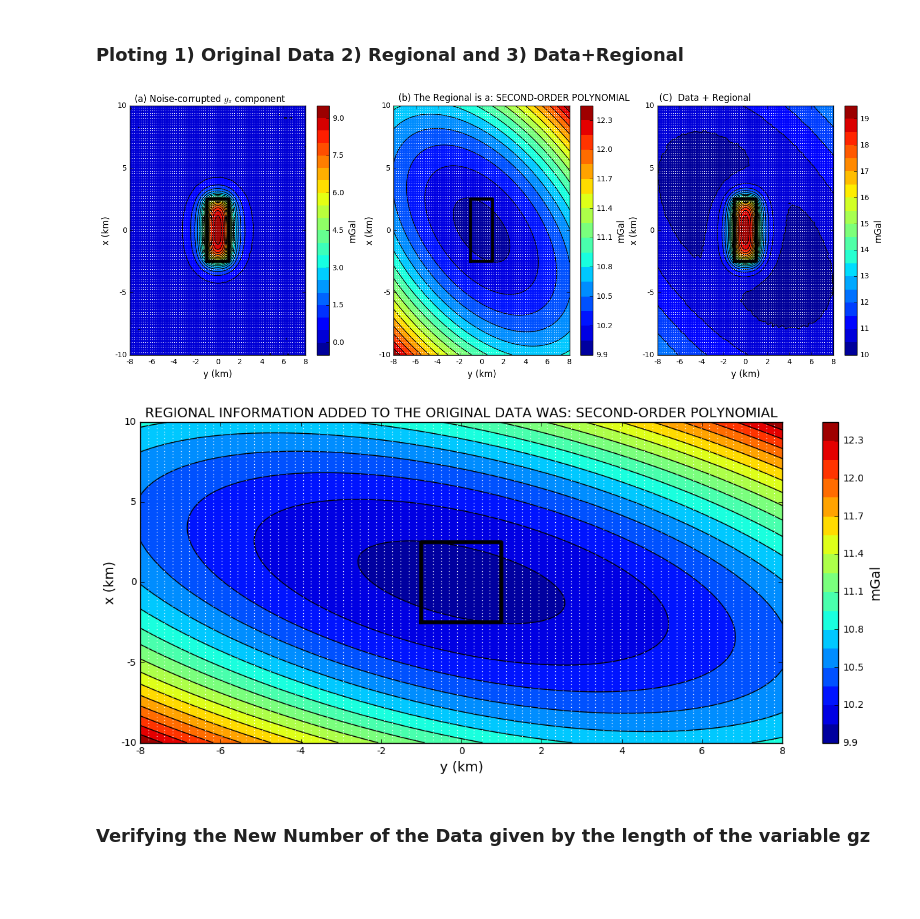
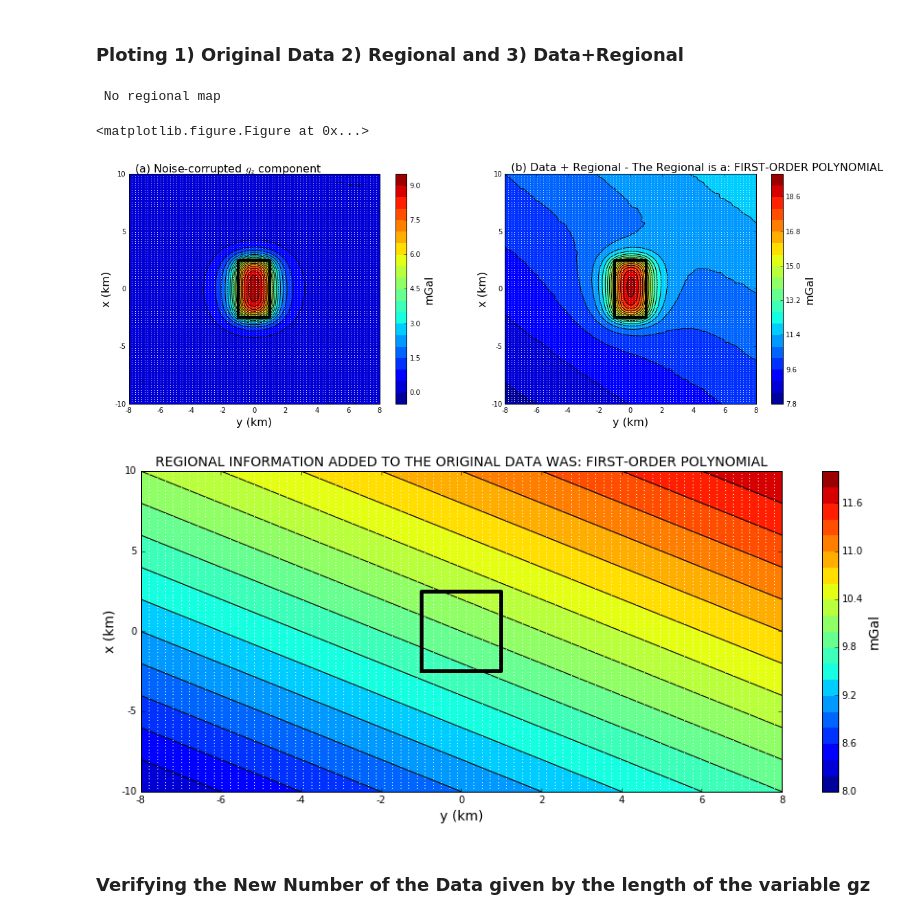
Before and after one commit to valcris/Larissa_Project, a Jupyter notebook: code/Equivalent_Layer_Larissa_Regional.ipynb, the cells around one changed output. Drawn from its saved outputs; the diff is of its cells as text; code cells hidden in the pictures; blank space fills up the shorter version.

```diff
--- a/code/Equivalent_Layer_Larissa_Regional.ipynb
+++ b/code/Equivalent_Layer_Larissa_Regional.ipynb
@@ -96,25 +97,21 @@ standard deviation used to contaminate the data 0.00936 mGal
 # %% [markdown]
 ## Defining  a Regional Background
 # %%
+#  Test with a second-order Regional
+Regional_Information = 'SECOND-ORDER POLYNOMIAL'
 
+
+#  Test with a Constant Regional given by variable "Regional"
+Regional_Information = 'CONSTANT'
+Regional_Constant  = 10.
 
 
 
 #  Test without  Regional
 Regional_Information =  None
 
-
-#  Test with a Constant Regional given by variable "Regional"
-Regional_Information = 'CONSTANT'
-Regional = 10.
-
-
 #  Test with a first-order Regional
 Regional_Information = 'FIRST-ORDER POLYNOMIAL'
 
-#  Test with a second-order Regional
-Regional_Information = 'SECOND-ORDER POLYNOMIAL'
-
-
 print("REGIONAL INFORMATION ADDED TO THE ORIGINAL DATA WAS: {}".format(Regional_Information))
 # %% [output]
@@ -124,7 +125,8 @@ REGIONAL INFORMATION ADDED TO THE ORIGINAL DATA WAS: SECOND-ORDER POLYNOMIAL
 # %%
 if Regional_Information is not None:
     if 'CONSTANT' in Regional_Information:
-        print '\n'+Regional_Information+'  =  %4.3f \n' %Regional
+        print '\n'+Regional_Information+'  =  %4.3f \n' %Regional_Constant
+        Regional = np.zeros_like(xp) + Regional_Constant
     elif 'FIRST-ORDER POLYNOMIAL' in Regional_Information:
         coef_1th= [10., 0.0001, 0.0001]
         Regional = af_L.Polynomial_1th(xp,yp,coef_1th)
@@ -161,35 +163,74 @@ if (Regional_Information is None):
     print '\n No regional map \n '
     af_L.Plot_Onemap(xp, yp, gz, regular_grid['shape'],
                 prism_projection = True, projection_style = '-k', line_width = 4.0,
                 model = full_model['projection'],
                 figure_title='Noise-corrupted $g_z$ component',
                 label_x = 'y (km)', label_y = 'x (km)', label_size= 16.0,
                 observations= True, point_style= 'w.', point_size = 1, unit = unit_handle)
 elif ('CONSTANT' in Regional_Information):
     print("REGIONAL INFORMATION ADDED TO THE ORIGINAL DATA WAS: {}".format(Regional_Information))
-    print '\n'+Regional_Information+'  =  %4.3f \n' %Regional
+    print '\n'+Regional_Information+'  =  %4.3f \n' %Regional_Constant
+
+plt.figure(figsize=(18, 6))
+unit_handle = 'mGal'
+
+if (Regional_Information is None):
+    print 'Data Without Regional Background'
+    print '\n No regional map \n '
+    af_L.Plot_Onemap(xp, yp, gz, regular_grid['shape'],
+                prism_projection = True, projection_style = '-k', line_width = 4.0,
+                model = full_model['projection'],
+                figure_title='Noise-corrupted $g_z$ component',
+                label_x = 'y (km)', label_y = 'x (km)', label_size= 16.0,
+                observations= True, point_style= 'w.', point_size = 1, unit = unit_handle)
+elif ('CONSTANT' in Regional_Information):
+    print("REGIONAL INFORMATION ADDED TO THE ORIGINAL DATA WAS: {}".format(Regional_Information))
+    print '\n'+Regional_Information+'  =  %4.3f \n' %Regional_Constant
     print '\n No regional map \n '
 
     af_L.Plot_Twomaps(xp, yp, data, gz, regular_grid['shape'],
                 prism_projection = True, projection_style = '-k', line_width = 4.0,
                 model = full_model['projection'],
                 figure_title1 = " (a) Noise-corrupted $g_z$ component",
                 figure_title2 = " (b) Data + Regional - The Regional is a: {}".format(Regional_Information),
                 label_x = 'y (km)', label_y = 'x (km)', label_size= 16.0,
                 observations= True, point_style= 'w.', point_size = 1, unit = 'mGal')
 elif('FIRST-ORDER POLYNOMIAL' in Regional_Information) or ('SECOND-ORDER POLYNOMIAL' in Regional_Information):
     af_L.Plot_Threemaps(xp, yp, data, Regional, gz, regular_grid['shape'],
                 prism_projection = True, projection_style = '-k', line_width = 4.0,
                 model = full_model['projection'],
                 figure_title1 = " (a) Noise-corrupted $g_z$ component",
                 figure_title2 = " (b) The Regional is a: {}".format(Regional_Information),
                 figure_title3 = "(C)  Data + Regional",
                 label_x = 'y (km)', label_y = 'x (km)', label_size= 12.0,
                 observations= True, point_style= 'w.', point_size = 1, unit = 'mGal')
 
     plt.savefig(file_name+'.eps', dpi=600)
+
+    print '\n No regional map \n '
+
+    af_L.Plot_Twomaps(xp, yp, data, gz, regular_grid['shape'],
+                prism_projection = True, projection_style = '-k', line_width = 4.0,
+                model = full_model['projection'],
+                figure_title1 = " (a) Noise-corrupted $g_z$ component",
+                figure_title2 = " (b) Data + Regional - The Regional is a: {}".format(Regional_Information),
+                label_x = 'y (km)', label_y = 'x (km)', label_size= 16.0,
+                observations= True, point_style= 'w.', point_size = 1, unit = 'mGal')
+elif('FIRST-ORDER POLYNOMIAL' in Regional_Information) or ('SECOND-ORDER POLYNOMIAL' in Regional_Information):
+    af_L.Plot_Threemaps(xp, yp, data, Regional, gz, regular_grid['shape'],
+                prism_projection = True, projection_style = '-k', line_width = 4.0,
+                model = full_model['projection'],
+                figure_title1 = " (a) Noise-corrupted $g_z$ component",
+                figure_title2 = " (b) The Regional is a: {}".format(Regional_Information),
+                figure_title3 = "(C)  Data + Regional",
+                label_x = 'y (km)', label_y = 'x (km)', label_size= 12.0,
+                observations= True, point_style= 'w.', point_size = 1, unit = 'mGal')
+
+    plt.savefig(file_name+'.eps', dpi=600)
 # %% [output]
+ No regional map
+<matplotlib.figure.Figure at 0x...>
-[figure, old version]
+[figure, new version]
 # %%
 if (Regional_Information is None) or ('CONSTANT' in Regional_Information):
     print '\n No regional map \n '
@@ -207,7 +248,7 @@ else:
 
     plt.savefig(file_name+'.eps', dpi=600)
 # %% [output]
-[figure, old version]
+[figure, new version]
 # %% [markdown]
 ### Verifying the New Number of the Data given by the length of the variable gz
 # %%
```
Also changed, not shown: parts of 15 cells of this notebook, 28 other files.
